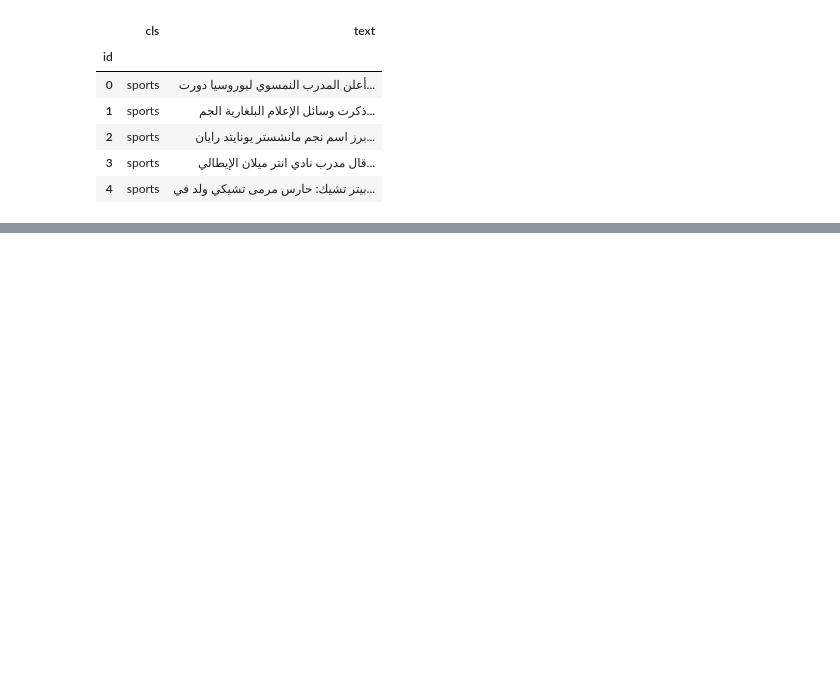
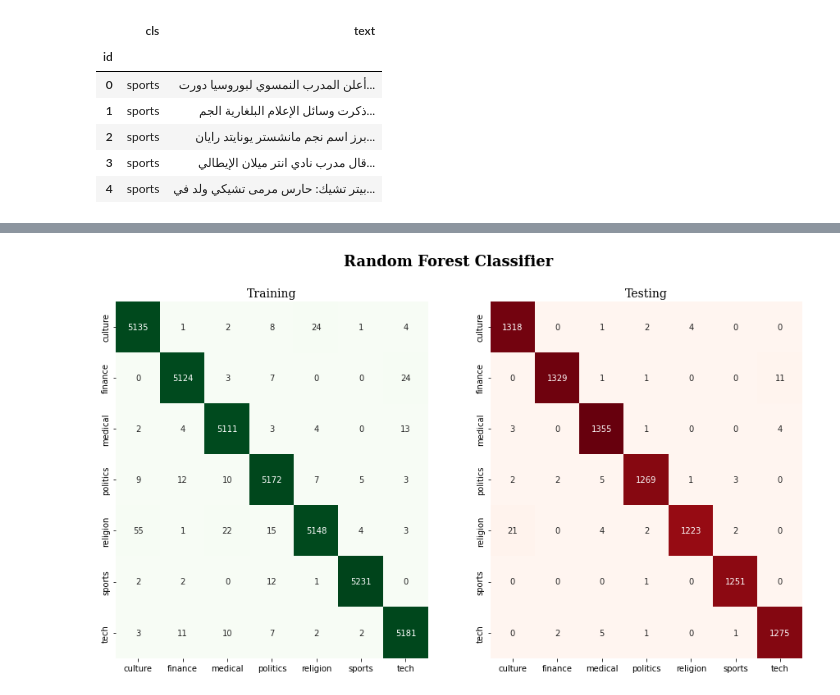
Before and after one commit to iansharff/arabic_news, a Jupyter notebook: 02_tuning.ipynb, the cells around one changed output, grey strips where cells are left out. Cells and saved outputs as stored; diff of their text form; code cells hidden in the pictures; blank space fills up the shorter version.

```diff
--- a/02_tuning.ipynb
+++ b/02_tuning.ipynb
@@ -33,0 +135,4 @@ count_vectorizer = CountVectorizer(
+# %%
+vis.plot_confusion_matrices(rfc, X_train, X_test, y_train, y_test, save_path='images/rfc_cm.png')
+# %% [output]
+[figure, added]
```
Also changed, not shown: parts of 12 cells of this notebook.
